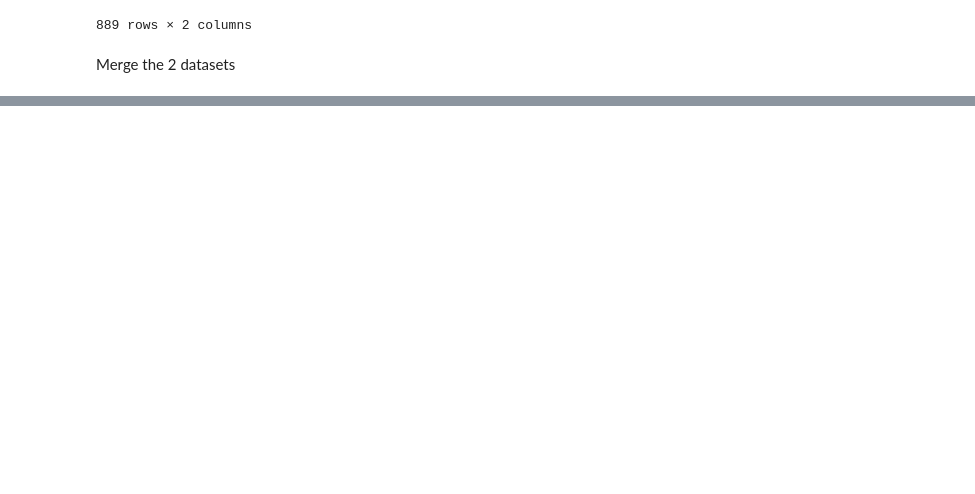
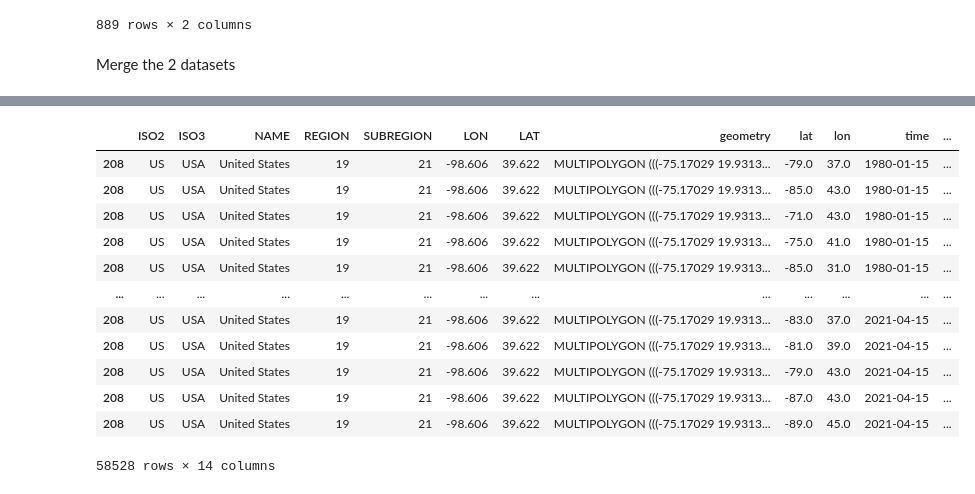
Before and after one commit to rubenkerkhofs/modern-data-analytics, a Jupyter notebook: Geo-Pandas FINALLY.ipynb, the cells around one changed output, grey strips where cells are left out. Saved outputs shown, nothing was run; the diff lists cells and outputs as text; code cells hidden in the pictures; blank space fills up the shorter version.

```diff
--- a/Geo-Pandas FINALLY.ipynb
+++ b/Geo-Pandas FINALLY.ipynb
@@ -212,0 +190,16 @@ ValueError: You are trying to merge on datetime64[ns] and object columns. If you
+# %%
+dfnasaUS
+# %% [output]
+|  | ISO2 | ISO3 | NAME | REGION | SUBREGION | LON | LAT | geometry | lat | lon | time | ... |
+| 208 | US | USA | United States | 19 | 21 | -98.606 | 39.622 | MULTIPOLYGON (((-75.17029 19.9313... | -79.0 | 37.0 | 1980-01-15 | ... |
+| 208 | US | USA | United States | 19 | 21 | -98.606 | 39.622 | MULTIPOLYGON (((-75.17029 19.9313... | -85.0 | 43.0 | 1980-01-15 | ... |
+| 208 | US | USA | United States | 19 | 21 | -98.606 | 39.622 | MULTIPOLYGON (((-75.17029 19.9313... | -71.0 | 43.0 | 1980-01-15 | ... |
+| 208 | US | USA | United States | 19 | 21 | -98.606 | 39.622 | MULTIPOLYGON (((-75.17029 19.9313... | -75.0 | 41.0 | 1980-01-15 | ... |
+| 208 | US | USA | United States | 19 | 21 | -98.606 | 39.622 | MULTIPOLYGON (((-75.17029 19.9313... | -85.0 | 31.0 | 1980-01-15 | ... |
+| ... | ... | ... | ... | ... | ... | ... | ... | ... | ... | ... | ... | ... |
+| 208 | US | USA | United States | 19 | 21 | -98.606 | 39.622 | MULTIPOLYGON (((-75.17029 19.9313... | -83.0 | 37.0 | 2021-04-15 | ... |
+| 208 | US | USA | United States | 19 | 21 | -98.606 | 39.622 | MULTIPOLYGON (((-75.17029 19.9313... | -81.0 | 39.0 | 2021-04-15 | ... |
+| 208 | US | USA | United States | 19 | 21 | -98.606 | 39.622 | MULTIPOLYGON (((-75.17029 19.9313... | -79.0 | 43.0 | 2021-04-15 | ... |
+| 208 | US | USA | United States | 19 | 21 | -98.606 | 39.622 | MULTIPOLYGON (((-75.17029 19.9313... | -87.0 | 43.0 | 2021-04-15 | ... |
+| 208 | US | USA | United States | 19 | 21 | -98.606 | 39.622 | MULTIPOLYGON (((-75.17029 19.9313... | -89.0 | 45.0 | 2021-04-15 | ... |
+58528 rows × 14 columns
```
Also changed, not shown: parts of 13 cells of this notebook, 1 other file.
